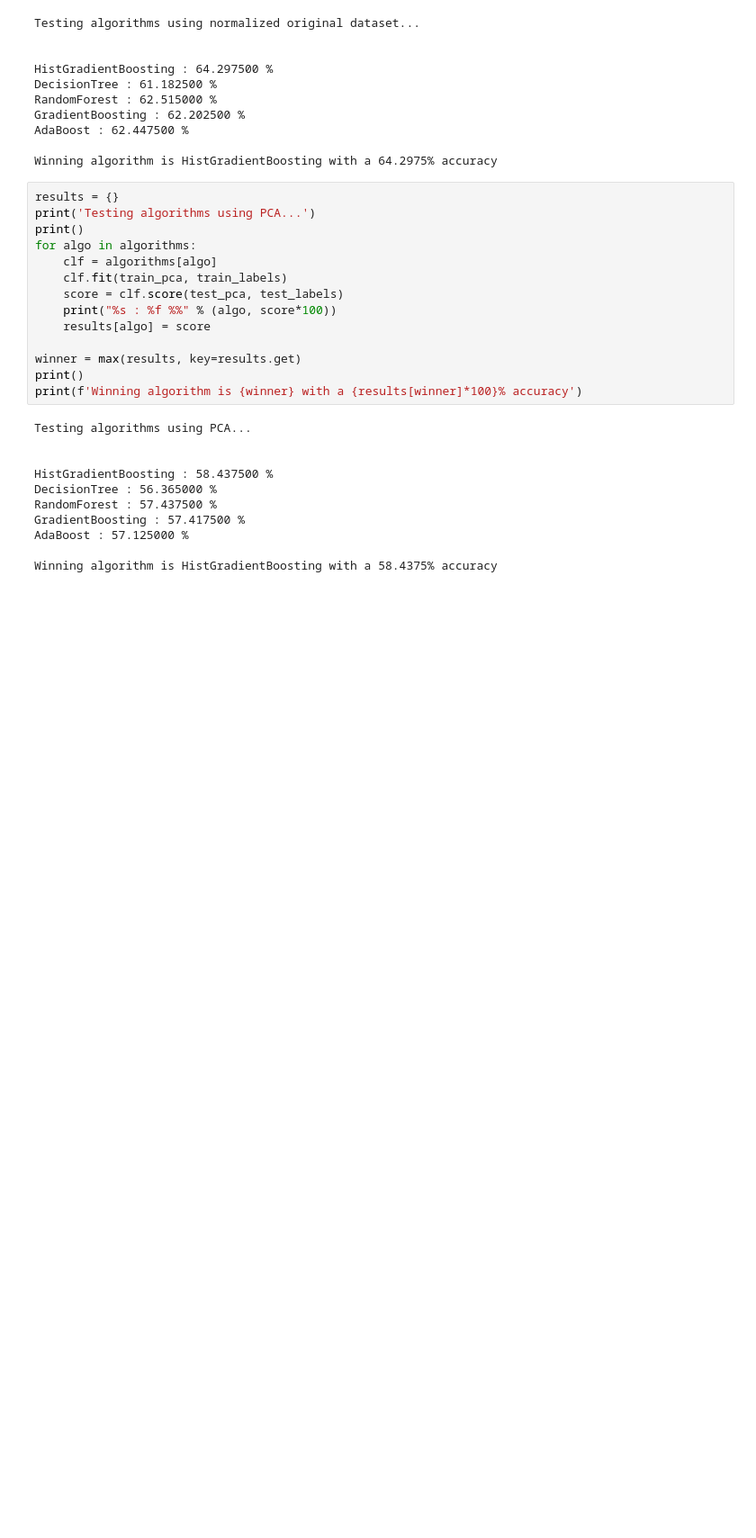
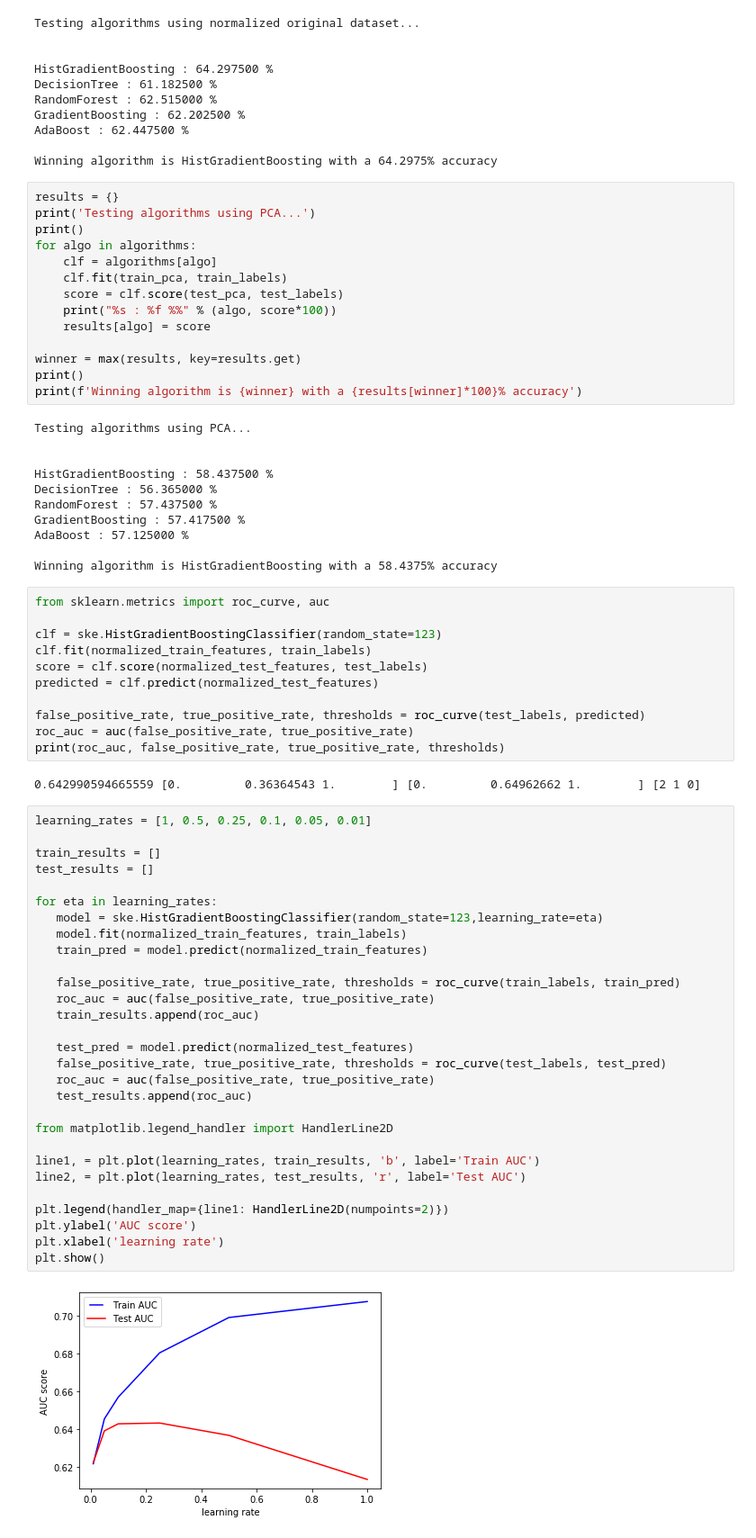
Before and after one commit to nugzar/mics-w207, a Jupyter notebook: final/w207_project.ipynb, the cells around one changed output. Shown at 90% size. Cells and saved outputs as stored; diff of their text form; blank space fills up the shorter version.

Commit message:
Added training plot

```diff
--- a/final/w207_project.ipynb
+++ b/final/w207_project.ipynb
@@ -390,3 +390,47 @@ GradientBoosting : 57.417500 %
 AdaBoost : 57.125000 %
 
 Winning algorithm is HistGradientBoosting with a 58.4375% accuracy
+# %%
+from sklearn.metrics import roc_curve, auc
+
+clf = ske.HistGradientBoostingClassifier(random_state=123)
+clf.fit(normalized_train_features, train_labels)
+score = clf.score(normalized_test_features, test_labels)
+predicted = clf.predict(normalized_test_features)
+
+false_positive_rate, true_positive_rate, thresholds = roc_curve(test_labels, predicted)
+roc_auc = auc(false_positive_rate, true_positive_rate)
+print(roc_auc, false_positive_rate, true_positive_rate, thresholds)
+# %% [output]
+0.642990594665559 [0.         0.36364543 1.        ] [0.         0.64962662 1.        ] [2 1 0]
+# %%
+learning_rates = [1, 0.5, 0.25, 0.1, 0.05, 0.01]
+
+train_results = []
+test_results = []
+
+for eta in learning_rates:
+   model = ske.HistGradientBoostingClassifier(random_state=123,learning_rate=eta)
+   model.fit(normalized_train_features, train_labels)
+   train_pred = model.predict(normalized_train_features)
+
+   false_positive_rate, true_positive_rate, thresholds = roc_curve(train_labels, train_pred)
+   roc_auc = auc(false_positive_rate, true_positive_rate)
+   train_results.append(roc_auc)
+
+   test_pred = model.predict(normalized_test_features)
+   false_positive_rate, true_positive_rate, thresholds = roc_curve(test_labels, test_pred)
+   roc_auc = auc(false_positive_rate, true_positive_rate)
+   test_results.append(roc_auc)
+
+from matplotlib.legend_handler import HandlerLine2D
+
+line1, = plt.plot(learning_rates, train_results, 'b', label='Train AUC')
+line2, = plt.plot(learning_rates, test_results, 'r', label='Test AUC')
+
+plt.legend(handler_map={line1: HandlerLine2D(numpoints=2)})
+plt.ylabel('AUC score')
+plt.xlabel('learning rate')
+plt.show()
+# %% [output]
+[figure, added]
```
Also changed, not shown: parts of 4 cells of this notebook.
